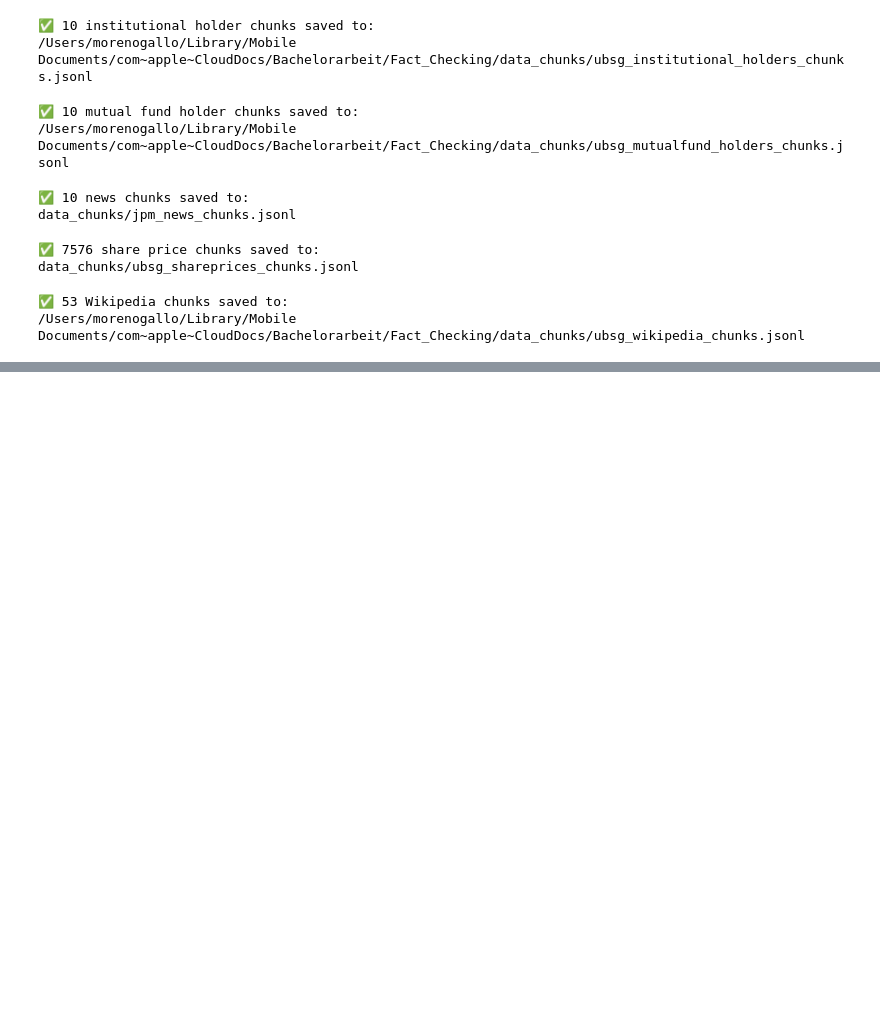
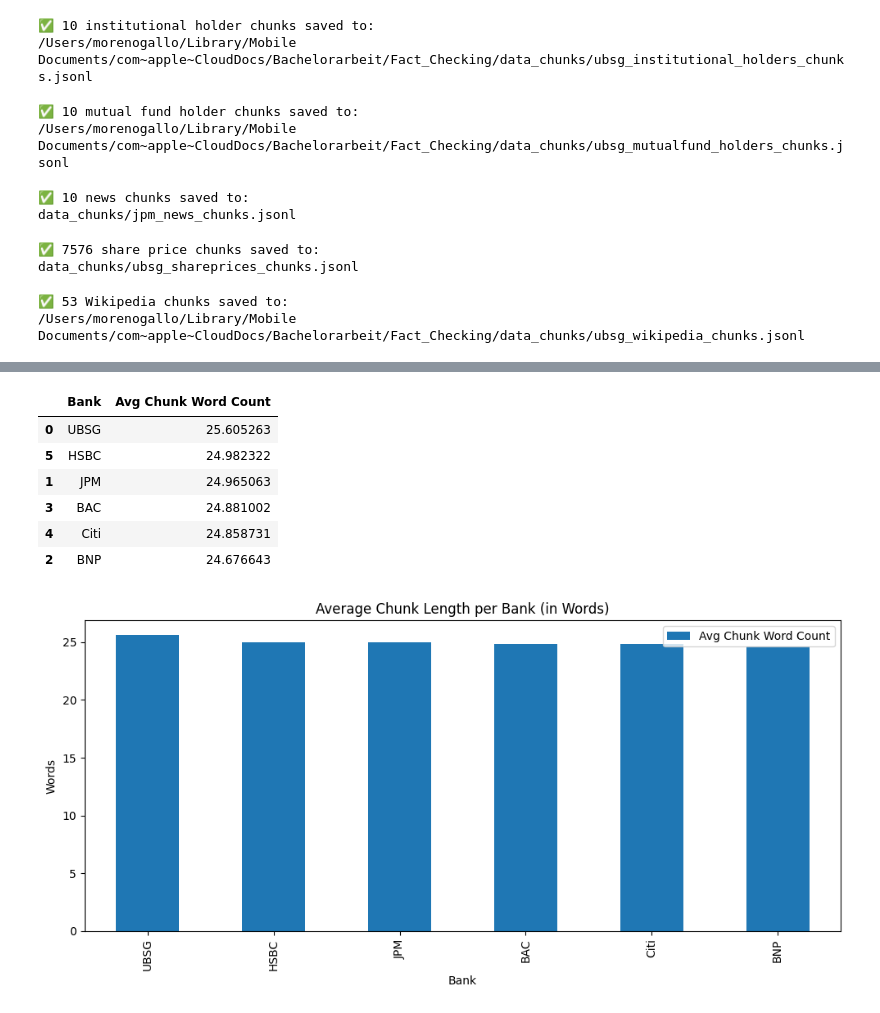
Before and after one commit to Romone10/fact_checking_BA, a Jupyter notebook: preprocessing.ipynb, the cells around one changed output, grey strips where cells are left out. Cells and saved outputs as stored; diff of their text form; code cells hidden in the pictures; blank space fills up the shorter version.

```diff
--- a/preprocessing.ipynb
+++ b/preprocessing.ipynb
@@ -839,0 +1037,19 @@ print(f"✅ {len(output_chunks)} Wikipedia chunks saved to:\n{OUTPUT_FILE}")
+# %%
+# How many unique years per bank are covered?
+
+bank_years = {}
+
+for chunk in all_chunks:
+    bank = chunk["metadata"]["bank"]
+    date = chunk["metadata"].get("date", "")
+    if date not in ["n/a", "unknown"]:
+        year = date[:4]
+        bank_years.setdefault(bank, set()).add(year)
+
+# DataFrame
+df_year_coverage = pd.DataFrame([
+    {"Bank": bank, "Unique Years": len(years)}
+    for bank, years in bank_years.items()
+]).sort_values(by="Unique Years", ascending=False)
+
+display(df_year_coverage)
@@ -839,0 +1083,33 @@ print(f"✅ {len(output_chunks)} Wikipedia chunks saved to:\n{OUTPUT_FILE}")
+# %%
+# Average length of texts per bank
+
+import numpy as np
+
+bank_lengths = {}
+
+for chunk in all_chunks:
+    bank = chunk["metadata"]["bank"]
+    text_len = len(chunk["text"].split())
+    bank_lengths.setdefault(bank, []).append(text_len)
+
+# Calculate average text length
+avg_lengths = {bank: np.mean(lengths) for bank, lengths in bank_lengths.items()}
+df_avg_len = pd.DataFrame(avg_lengths.items(), columns=["Bank", "Avg Chunk Word Count"]).sort_values(by="Avg Chunk Word Count", ascending=False)
+display(df_avg_len)
+
+# 📈 Optional plot
+df_avg_len.set_index("Bank").plot(kind="bar", figsize=(10,5))
+plt.title("Average Chunk Length per Bank (in Words)")
+plt.ylabel("Words")
+plt.grid(False)
+plt.tight_layout()
+plt.show()
+# %% [output]
+|  | Bank | Avg Chunk Word Count |
+| 0 | UBSG | 25.605263 |
+| 5 | HSBC | 24.982322 |
+| 1 | JPM | 24.965063 |
+| 3 | BAC | 24.881002 |
+| 4 | Citi | 24.858731 |
+| 2 | BNP | 24.676643 |
+[figure, added]
```
Also changed, not shown: parts of 14 cells of this notebook.
